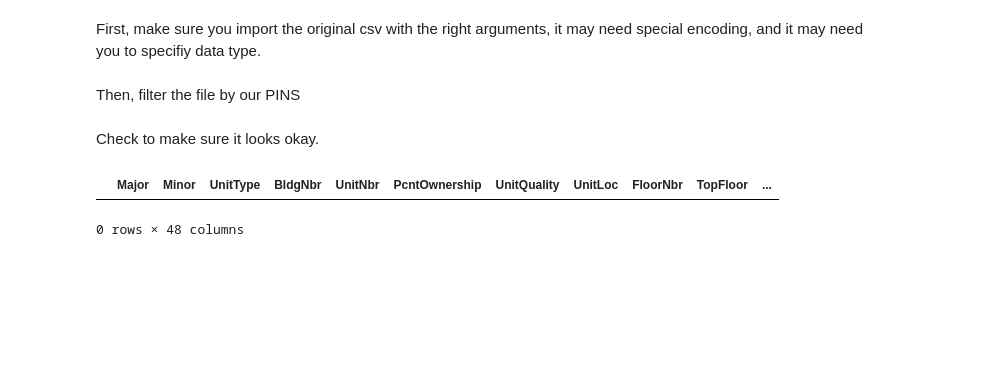
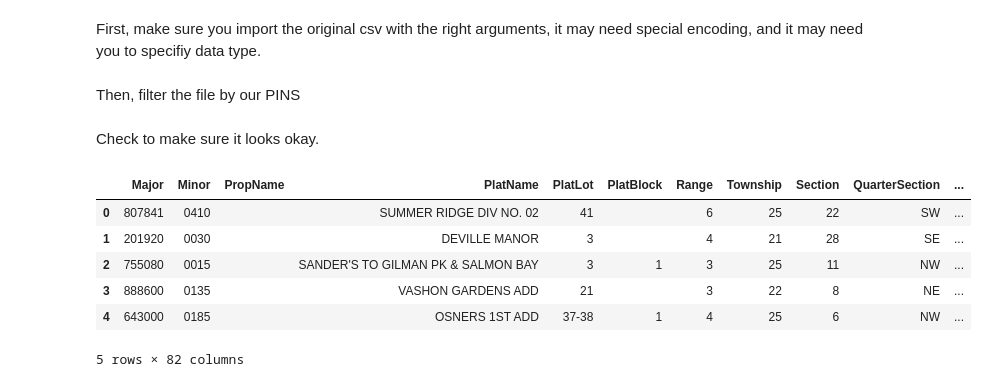
Before and after one commit to chum46/housing_sales_king_county, a Jupyter notebook: notebooks/exploratory/00_mef_initial_data_cleaning.ipynb, the cells around one changed output. Cells and saved outputs as stored; diff of their text form; code cells hidden in the pictures; blank space fills up the shorter version.

Commit message:
finalized filtering process

```diff
--- a/notebooks/exploratory/00_mef_initial_data_cleaning.ipynb
+++ b/notebooks/exploratory/00_mef_initial_data_cleaning.ipynb
@@ -56,0 +109,3 @@ memory usage: 382.3+ MB
+# %%
+filter_three = filter_two[(filter_two['PropertyClass'] == 7)|(filter_two['PropertyClass'] == 8)]
+filter_three
@@ -56,0 +139,3 @@ memory usage: 382.3+ MB
+# %%
+filter_four = filter_three[filter_three['SalePrice'] != 0]
+filter_four
@@ -57,8 +174,6 @@ memory usage: 382.3+ MB
 # %%
 res_bldg = data_cleaning.add_PIN_column(res_bldg)
-rp_sale_2019 = data_cleaning.add_PIN_column(rp_sale_2019)
-parcel = data_cleaning.add_PIN_column(parcel)
-accessory = data_cleaning.add_PIN_column(accessory)
+filter_four = data_cleaning.add_PIN_column(filter_four)
 # %% [output]
 A value is trying to be set on a copy of a slice from a DataFrame.
 Try using .loc[row_indexer,col_indexer] = value instead
@@ -216,2 +329,6 @@ condo_unit2 = pd.read_csv(data_folder+'EXTR_CondoUnit2.csv', dtype={'Major': 'st
+# %%
+#note that some csv's need tobe read with an encoding argument set to 'latin-1'
+parcel = pd.read_csv(data_folder+'EXTR_Parcel.csv', dtype={'Major': 'string', 'Minor':'string'}, encoding='latin-1')
+accessory = pd.read_csv(data_folder+'EXTR_Accessory_V.csv', dtype={'Major': 'string', 'Minor':'string'}, encoding='latin-1')
 # %% [markdown]
 Then, filter the file by our PINS
@@ -220,7 +338,12 @@ condo_unit2 = data_cleaning.filter_data_by_PIN(condo_unit2)
 # %% [markdown]
 Check to make sure it looks okay.
 # %%
-condo_unit2.head()
+parcel.head()
 # %% [output]
-|  | Major | Minor | UnitType | BldgNbr | UnitNbr | PcntOwnership | UnitQuality | UnitLoc | FloorNbr | TopFloor | ... |
+|  | Major | Minor | PropName | PlatName | PlatLot | PlatBlock | Range | Township | Section | QuarterSection | ... |
+| 0 | 807841 | 0410 |  | SUMMER RIDGE DIV NO. 02 | 41 |  | 6 | 25 | 22 | SW | ... |
+| 1 | 201920 | 0030 |  | DEVILLE MANOR | 3 |  | 4 | 21 | 28 | SE | ... |
+| 2 | 755080 | 0015 |  | SANDER'S TO GILMAN PK & SALMON BAY | 3 | 1 | 3 | 25 | 11 | NW | ... |
+| 3 | 888600 | 0135 |  | VASHON GARDENS ADD | 21 |  | 3 | 22 | 8 | NE | ... |
+| 4 | 643000 | 0185 |  | OSNERS 1ST ADD | 37-38 | 1 | 4 | 25 | 6 | NW | ... |
-0 rows × 48 columns
+5 rows × 82 columns
```
Also changed, not shown: parts of 55 cells of this notebook.
